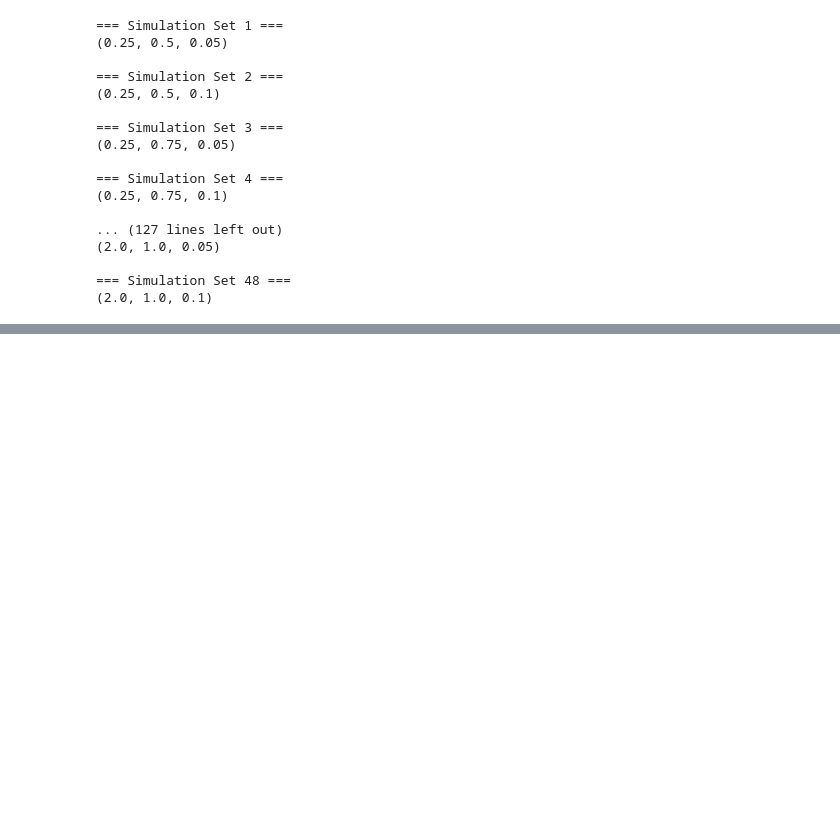
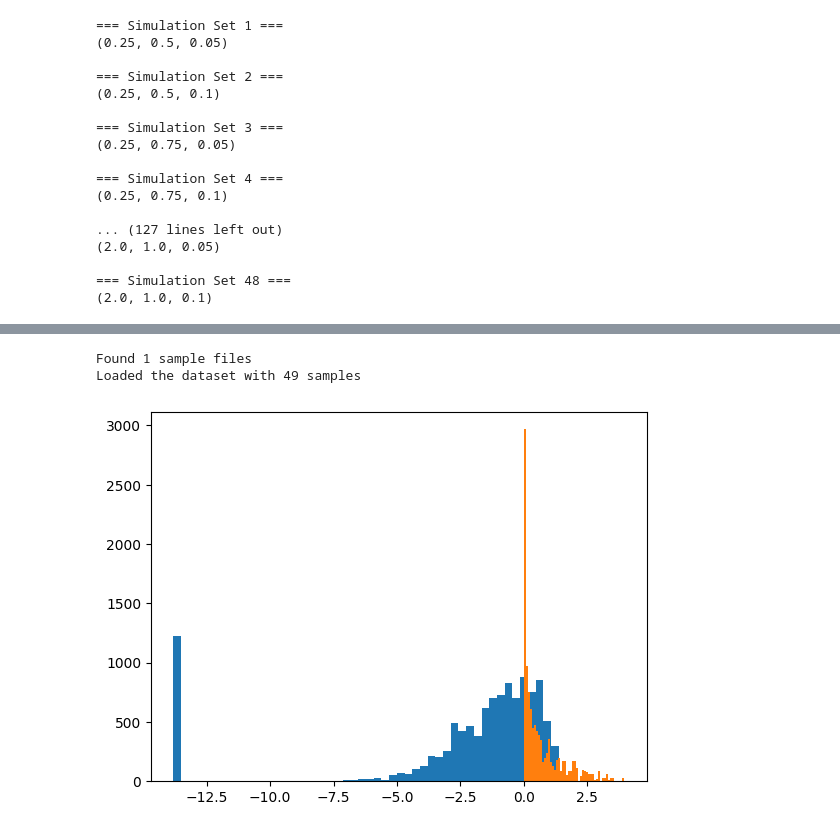
Before and after one commit to Primo909/BeamElastoDynamics, a Jupyter notebook: test.ipynb, the cells around one changed output, grey strips where cells are left out. Drawn from its saved outputs; the diff is of its cells as text; code cells hidden in the pictures; blank space fills up the shorter version.

```diff
--- a/test.ipynb
+++ b/test.ipynb
@@ -176,3 +178,6 @@ for idx, (initial_force, L, W) in enumerate(param_combinations):
 
 === Simulation Set 48 ===
 (2.0, 1.0, 0.1)
+# %%
+import torch
+data = torch.load("dataset/beam/val/graph_00.pt", weights_only=False)
@@ -178,0 +333,19 @@ for idx, (initial_force, L, W) in enumerate(param_combinations):
+# %%
+from in_memory_dataset import InMemoryTimeStepDataset
+from torch_geometric.loader import DataLoader
+
+train_dataset = InMemoryTimeStepDataset(sample_dir="dataset/beam/val")
+train_loader = DataLoader(train_dataset, batch_size=9999, shuffle=True)
+for item in train_loader:
+    data = item
+# %% [output]
+Found 1 sample files
+Loaded the dataset with 49 samples
+# %%
+a = data.y_acc_t.numpy()
+anorms = np.linalg.norm(a, axis=1)
+_ = plt.hist(np.log(anorms+1e-6), bins=50)
+
+_ = plt.hist(anorms, bins=50)
+# %% [output]
+[figure, added]
```
Also changed, not shown: parts of 13 cells of this notebook, 4 other files.
